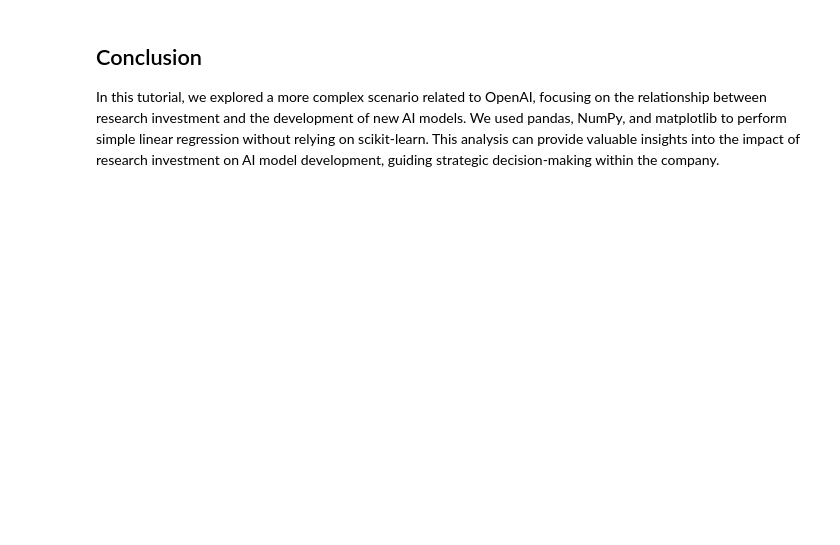
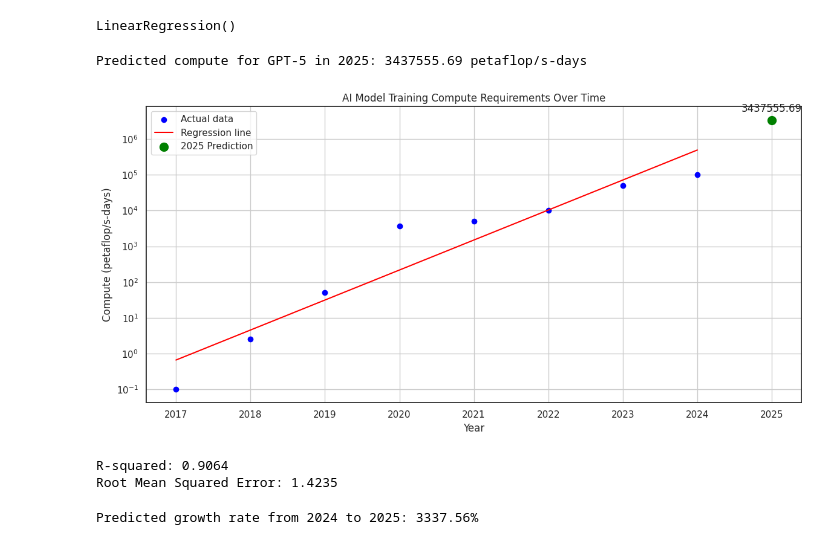
Before and after one commit to mshojaei77/ML-Journey, a Jupyter notebook: Linear_Regression1.ipynb, the cells around one changed output. Cells and saved outputs as stored; diff of their text form; code cells hidden in the pictures; blank space fills up the shorter version.

```diff
--- a/Linear_Regression1.ipynb
+++ b/Linear_Regression1.ipynb
@@ -111,4 +9,0 @@ plt.show()
-# %% [markdown]
-## Conclusion
-
-In this tutorial, we explored a more complex scenario related to OpenAI, focusing on the relationship between research investment and the development of new AI models. We used pandas, NumPy, and matplotlib to perform simple linear regression without relying on scikit-learn. This analysis can provide valuable insights into the impact of research investment on AI model development, guiding strategic decision-making within the company.
@@ -114,0 +25,61 @@ In this tutorial, we explored a more complex scenario related to OpenAI, focusin
+# %%
+# Cell 3: Prepare features and target
+X = df['Year'].values.reshape(-1, 1)
+y = np.log(df['Compute'].values)  # Log transform for exponential trend
+# %%
+# Cell 4: Create and fit the model
+model = LinearRegression()
+model.fit(X, y)
+# %% [output]
+LinearRegression()
+# %%
+# Cell 5: Predict for 2025
+prediction_2025 = np.exp(model.predict([[2025]]))
+print(f"Predicted compute for GPT-5 in 2025: {prediction_2025[0]:.2f} petaflop/s-days")
+# %% [output]
+Predicted compute for GPT-5 in 2025: 3437555.69 petaflop/s-days
+# %%
+# Cell 6: Visualize the data and prediction
+plt.figure(figsize=(12, 6))
+plt.scatter(df['Year'], df['Compute'], color='blue', label='Actual data')
+plt.plot(df['Year'], np.exp(model.predict(X)), color='red', label='Regression line')
+
+# Add 2025 prediction
+plt.scatter(2025, prediction_2025, color='green', s=100, label='2025 Prediction')
+
+plt.title('AI Model Training Compute Requirements Over Time')
+plt.xlabel('Year')
+plt.ylabel('Compute (petaflop/s-days)')
+plt.yscale('log')
+plt.legend()
+plt.grid(True)
+
+# Annotate the 2025 prediction
+plt.annotate(f"{prediction_2025[0]:.2f}",
+             (2025, prediction_2025[0]),
+             textcoords="offset points",
+             xytext=(0,10),
+             ha='center')
+
+plt.tight_layout()
+plt.show()
+# %% [output]
+[figure, added]
+# %%
+# Cell 7: Model evaluation
+from sklearn.metrics import r2_score, mean_squared_error
+y_pred = model.predict(X)
+r2 = r2_score(y, y_pred)
+rmse = np.sqrt(mean_squared_error(y, y_pred))
+
+print(f"R-squared: {r2:.4f}")
+print(f"Root Mean Squared Error: {rmse:.4f}")
+# %% [output]
+R-squared: 0.9064
+Root Mean Squared Error: 1.4235
+# %%
+# Cell 8: Calculate and display growth rate
+growth_rate = (prediction_2025[0] / df['Compute'].iloc[-1]) - 1
+print(f"Predicted growth rate from 2024 to 2025: {growth_rate:.2%}")
+# %% [output]
+Predicted growth rate from 2024 to 2025: 3337.56%
```
Also changed, not shown: parts of 18 cells of this notebook.
